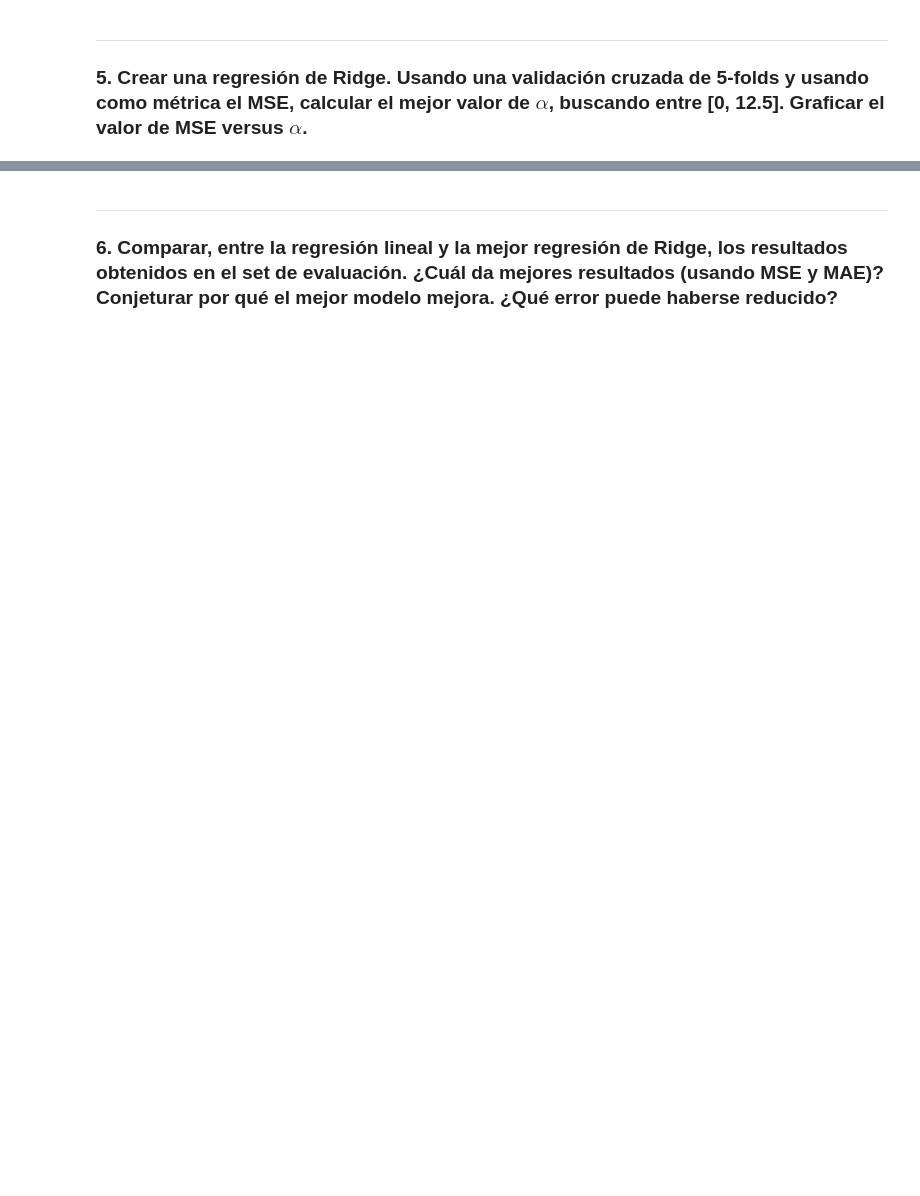
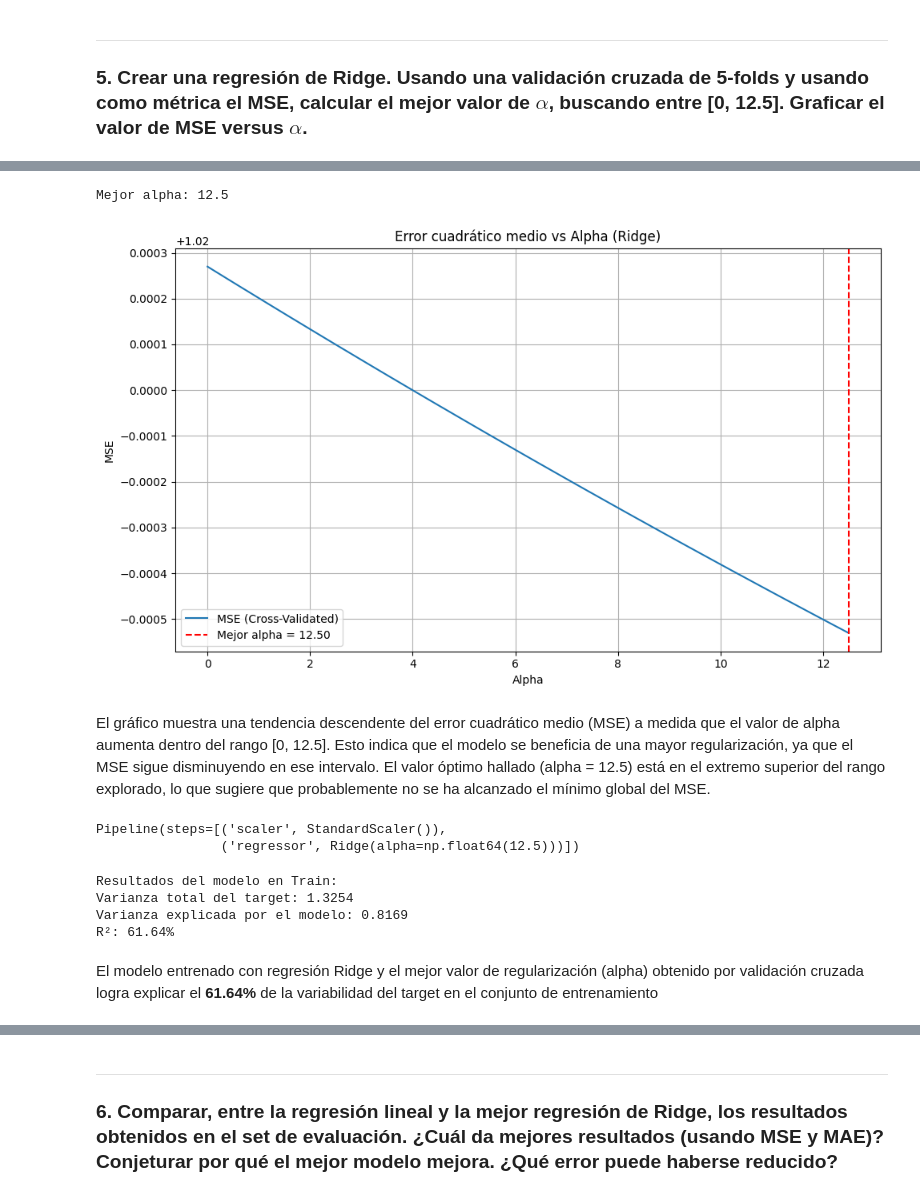
Before and after one commit to abrilnoguera/TP2-IIA, a Jupyter notebook: TP2.ipynb, the cells around one changed output, grey strips where cells are left out. Cells and saved outputs as stored; diff of their text form; code cells hidden in the pictures; blank space fills up the shorter version.

```diff
--- a/TP2.ipynb
+++ b/TP2.ipynb
@@ -135,0 +197,4 @@ Posiblemente sean log-norm, lo que podria comprobarse tomando log y evaluando si
+# %%
+mask = X["AveRooms"] < X["AveRooms"].quantile(0.99)
+X_filtered = X[mask].copy()
+y_filtered = y[mask].copy()
@@ -246,0 +293,20 @@ Mejor alpha: 3.0303
+# %%
+# Definimos el rango de alphas
+alphas = np.linspace(0, 12.5, 100)
+
+# Creamos el pipeline
+pipe = Pipeline([
+    ('preprocessing', preprocessor),
+    ('scaler', StandardScaler()),
+    ('regressor', Ridge())
+])
+
+# Definimos los hiperparámetros a testear
+param_grid = {'regressor__alpha': alphas}
+
+# Validación cruzada
+cv = KFold(n_splits=5, shuffle=True, random_state=42)
+
+# GridSearch con scoring de MSE (negativo)
+grid = GridSearchCV(pipe, param_grid, cv=cv, scoring='neg_mean_squared_error', return_train_score=True)
+grid.fit(X_train, y_train)
@@ -247,15 +331,60 @@ Mejor alpha: 3.0303
+# %%
+best_alpha = grid.best_params_['regressor__alpha']
+print("Mejor alpha:", best_alpha)
+# %% [output]
+Mejor alpha: 12.5
+# %%
+# Obtenemos los MSEs negativos y los convertimos a positivos
+mean_mse = -grid.cv_results_['mean_test_score']
+
+# Graficamos
+plt.figure(figsize=(10, 6))
+plt.plot(alphas, mean_mse, label='MSE (Cross-Validated)')
+plt.axvline(x=best_alpha, color='r', linestyle='--', label=f'Mejor alpha = {best_alpha:.2f}')
+plt.title('Error cuadrático medio vs Alpha (Ridge)')
+plt.xlabel('Alpha')
+plt.ylabel('MSE')
+plt.legend()
+plt.grid()
+
+# Forzar que matplotlib no use offset notation
+plt.ticklabel_format(style='plain', axis='y')
+plt.tight_layout()
+plt.show()
+# %% [output]
+[figure, added]
+# %% [markdown]
+El gráfico muestra una tendencia descendente del error cuadrático medio (MSE) a medida que el valor de alpha aumenta dentro del rango [0, 12.5]. Esto indica que el modelo se beneficia de una mayor regularización, ya que el MSE sigue disminuyendo en ese intervalo. El valor óptimo hallado (alpha = 12.5) está en el extremo superior del rango explorado, lo que sugiere que probablemente no se ha alcanzado el mínimo global del MSE.
+# %%
+# Entrenamos el modelo final con ese alpha
+modelo_final = Pipeline([
+    ('scaler', StandardScaler()),
+    ('regressor', Ridge(alpha=best_alpha))
+])
+
+modelo_final.fit(X_train, y_train)
+# %% [output]
+Pipeline(steps=[('scaler', StandardScaler()),
+                ('regressor', Ridge(alpha=np.float64(12.5)))])
 # %%
-ridge_model = Ridge(alpha=best_alpha)
+# Predecir y evaluar
+y_pred_train = modelo_final.predict(X_train)
 
-ridge_model.fit(X_train, y_train)
-
-y_pred_train = ridge_model.predict(X_train)
-
+# Calcular varianza total y explicada
 var_total = np.var(y_train)
 var_residual = np.var(y_train - y_pred_train)
 var_explicada = var_total - var_residual
 r2 = r2_score(y_train, y_pred_train) # porcentaje de varianza explicada
 
+# Resultados
+print("Resultados del modelo en Train:")
 print(f"Varianza total del target: {var_total:.4f}")
 print(f"Varianza explicada por el modelo: {var_explicada:.4f}")
 print(f"R²: {r2:.2%}")
+# %% [output]
+Resultados del modelo en Train:
+Varianza total del target: 1.3254
+Varianza explicada por el modelo: 0.8169
+R²: 61.64%
+# %% [markdown]
+El modelo entrenado con regresión Ridge y el mejor valor de regularización (alpha) obtenido por validación cruzada logra explicar el **61.64%** de la variabilidad del target en el conjunto de entrenamiento
```
Also changed, not shown: parts of 30 cells of this notebook, 2 other files.
